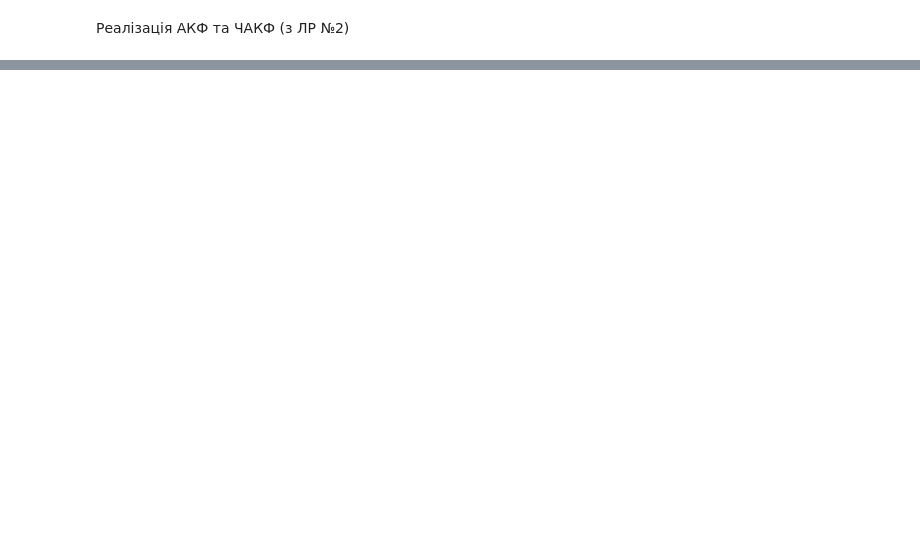
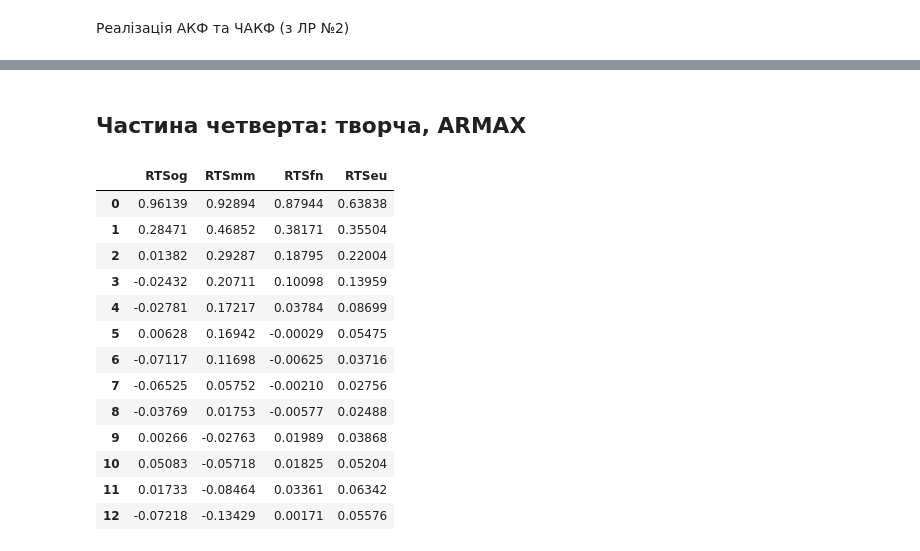
Before and after one commit to andrii0yerko/timeseries_iasa, a Jupyter notebook: lab3.ipynb, the cells around one changed output, grey strips where cells are left out. Cells and saved outputs as stored; diff of their text form; code cells hidden in the pictures; blank space fills up the shorter version.

```diff
--- a/lab3.ipynb
+++ b/lab3.ipynb
@@ -203,0 +274,4 @@ dtype: float64
+# %%
+excluded = {'rts1', 'RTStl', 'RTScr', 'RTSin'}
+predictors = list(set(df.columns) - excluded)
+df[['rts1'] + predictors].corr()
@@ -203,0 +285,9 @@ dtype: float64
+# %%
+import statsmodels.api as sm
+
+y = df['rts1']
+X = df[predictors]
+
+X = sm.add_constant(X)
+lr = sm.OLS(y, X).fit()
+print(lr.summary())
@@ -203,0 +312,35 @@ dtype: float64
+# %% [markdown]
+## Частина четверта: творча, ARMAX
+# %%
+import statsmodels.tsa.tsatools as tsa
+
+def PCF(y, x, maxlag=None):
+    N = maxlag+1 if maxlag else 1
+    r = [pearson_correlation(x.shift(k)[k:], y[k:]) for k in range(N)]
+    phi = np.zeros((N, N))
+    phi[0, 0] = r[0]
+    for k in range(1, N):
+        sum_top = sum([phi[k-1, j]*r[k-1-j] for j in range (0, k)])
+        sum_bottom = sum([phi[k-1, j]*r[j] for j in range (0, k)])
+        phi[k, k] = (r[k] - sum_top) / (1 - sum_bottom)
+        for j in range(0, k):
+            phi[k, j] = phi[k-1, j] - phi[k, k]*phi[k-1, k-1-j]
+            phi[j, k] = phi[k, j]
+    return np.diag(phi)
+
+X.iloc[:,1:].apply(lambda x: PCF(y, x, 12))
+# %% [output]
+|  | RTSog | RTSmm | RTSfn | RTSeu |
+| 0 | 0.96139 | 0.92894 | 0.87944 | 0.63838 |
+| 1 | 0.28471 | 0.46852 | 0.38171 | 0.35504 |
+| 2 | 0.01382 | 0.29287 | 0.18795 | 0.22004 |
+| 3 | -0.02432 | 0.20711 | 0.10098 | 0.13959 |
+| 4 | -0.02781 | 0.17217 | 0.03784 | 0.08699 |
+| 5 | 0.00628 | 0.16942 | -0.00029 | 0.05475 |
+| 6 | -0.07117 | 0.11698 | -0.00625 | 0.03716 |
+| 7 | -0.06525 | 0.05752 | -0.00210 | 0.02756 |
+| 8 | -0.03769 | 0.01753 | -0.00577 | 0.02488 |
+| 9 | 0.00266 | -0.02763 | 0.01989 | 0.03868 |
+| 10 | 0.05083 | -0.05718 | 0.01825 | 0.05204 |
+| 11 | 0.01733 | -0.08464 | 0.03361 | 0.06342 |
+| 12 | -0.07218 | -0.13429 | 0.00171 | 0.05576 |
```
Also changed, not shown: parts of 13 cells of this notebook, 1 other file.
